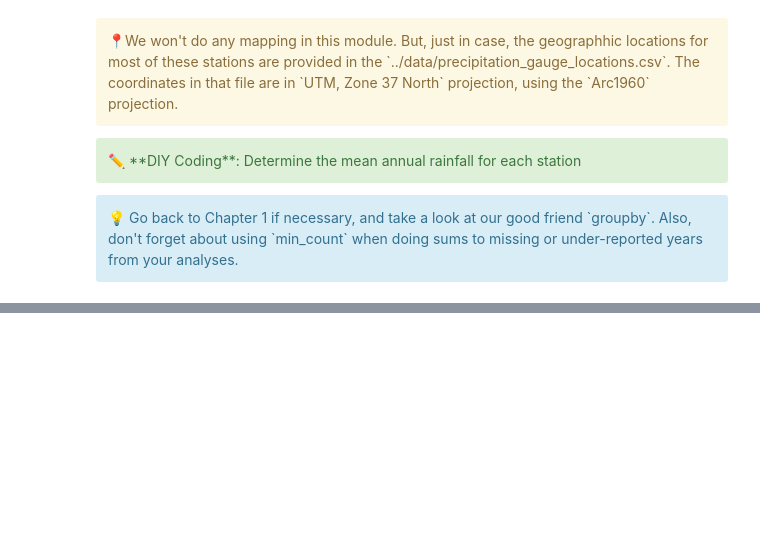
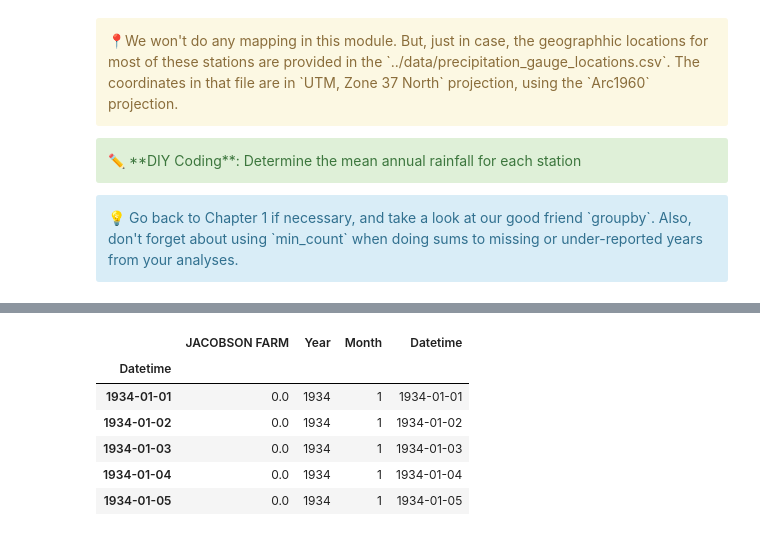
Before and after one commit to ecohydro/RidgeToReef, a Jupyter notebook: chapters/Chapter 2.ipynb, the cells around one changed output, grey strips where cells are left out. Cells and saved outputs as stored; diff of their text form; code cells hidden in the pictures; blank space fills up the shorter version.

```diff
--- a/chapters/Chapter 2.ipynb
+++ b/chapters/Chapter 2.ipynb
@@ -219,0 +205,13 @@ Length: 80, dtype: float64
+# %%
+station = 'JACOBSON FARM'
+columns = [station] + ['Year', 'Month', 'Datetime']
+rainfall = df[columns]
+rainfall.head()
+# %% [output]
+|  | JACOBSON FARM | Year | Month | Datetime |
+| Datetime |  |  |  |  |
+| 1934-01-01 | 0.0 | 1934 | 1 | 1934-01-01 |
+| 1934-01-02 | 0.0 | 1934 | 1 | 1934-01-02 |
+| 1934-01-03 | 0.0 | 1934 | 1 | 1934-01-03 |
+| 1934-01-04 | 0.0 | 1934 | 1 | 1934-01-04 |
+| 1934-01-05 | 0.0 | 1934 | 1 | 1934-01-05 |
```
Also changed, not shown: parts of 30 cells of this notebook.
